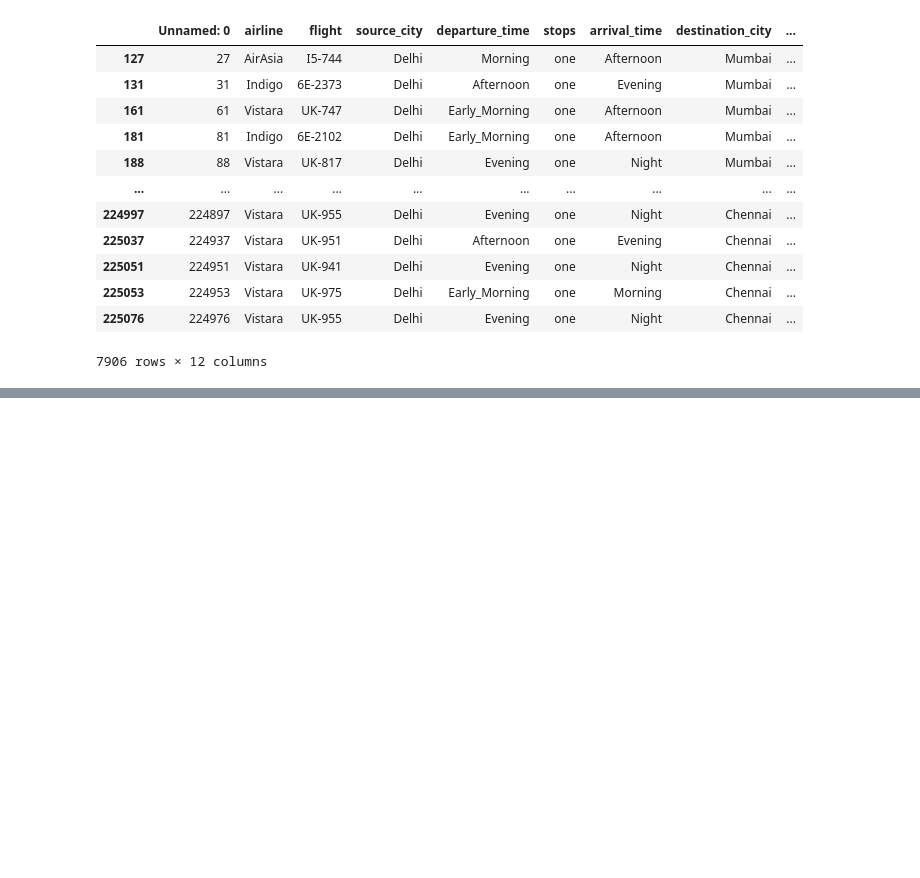
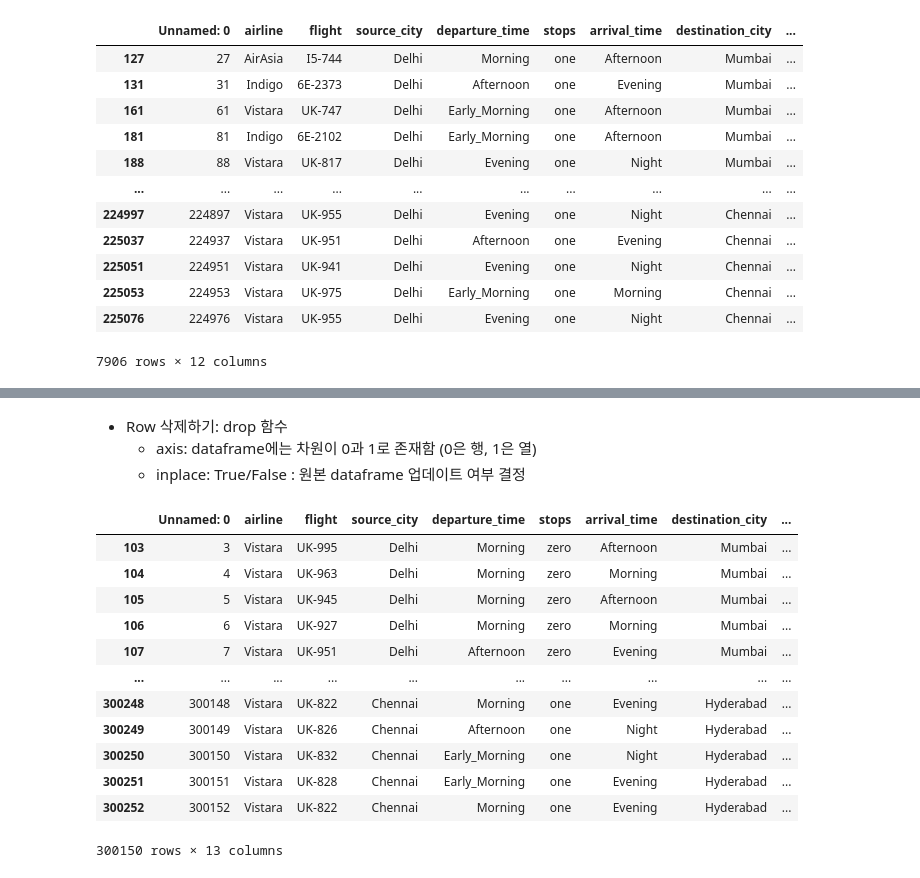
Before and after one commit to ipinid613/github_python_ML, a Jupyter notebook: KT_AICE/Pandas_이해_및_활용_DataFrame 살펴보기(실습)_240801.ipynb, the cells around one changed output, grey strips where cells are left out. Saved outputs shown, nothing was run; the diff lists cells and outputs as text; code cells hidden in the pictures; blank space fills up the shorter version.

```diff
--- a/KT_AICE/Pandas_이해_및_활용_DataFrame 살펴보기(실습)_240801.ipynb
+++ b/KT_AICE/Pandas_이해_및_활용_DataFrame 살펴보기(실습)_240801.ipynb
@@ -521,0 +590,4 @@ a3[ source_city & duration ]
+# %%
+# 방법2: inplace 파라미터를 활용, True인 경우 원본 데이터 바로 Drop
+a3.drop('price3', axis=1, inplace=True)
+a3.head()
@@ -521,0 +601,22 @@ a3[ source_city & duration ]
+# %% [markdown]
+- Row 삭제하기: drop 함수
+    - axis: dataframe에는 차원이 0과 1로 존재함 (0은 행, 1은 열)
+    - inplace: True/False : 원본 dataframe 업데이트 여부 결정
+# %%
+# a3 데이터프레임에서 100, 101, 102행 삭제
+
+a3.drop([100, 101, 102], axis=0)
+# %% [output]
+|  | Unnamed: 0 | airline | flight | source_city | departure_time | stops | arrival_time | destination_city | ... |
+| 103 | 3 | Vistara | UK-995 | Delhi | Morning | zero | Afternoon | Mumbai | ... |
+| 104 | 4 | Vistara | UK-963 | Delhi | Morning | zero | Morning | Mumbai | ... |
+| 105 | 5 | Vistara | UK-945 | Delhi | Morning | zero | Afternoon | Mumbai | ... |
+| 106 | 6 | Vistara | UK-927 | Delhi | Morning | zero | Morning | Mumbai | ... |
+| 107 | 7 | Vistara | UK-951 | Delhi | Afternoon | zero | Evening | Mumbai | ... |
+| ... | ... | ... | ... | ... | ... | ... | ... | ... | ... |
+| 300248 | 300148 | Vistara | UK-822 | Chennai | Morning | one | Evening | Hyderabad | ... |
+| 300249 | 300149 | Vistara | UK-826 | Chennai | Afternoon | one | Night | Hyderabad | ... |
+| 300250 | 300150 | Vistara | UK-832 | Chennai | Early_Morning | one | Night | Hyderabad | ... |
+| 300251 | 300151 | Vistara | UK-828 | Chennai | Early_Morning | one | Evening | Hyderabad | ... |
+| 300252 | 300152 | Vistara | UK-822 | Chennai | Morning | one | Evening | Hyderabad | ... |
+300150 rows × 13 columns
```
Also changed, not shown: parts of 29 cells of this notebook.
